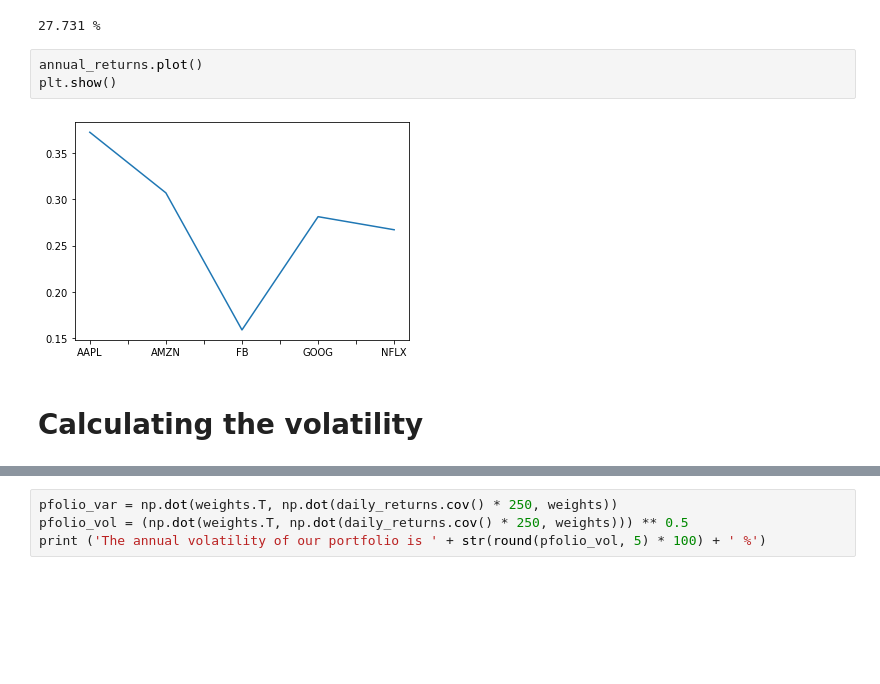
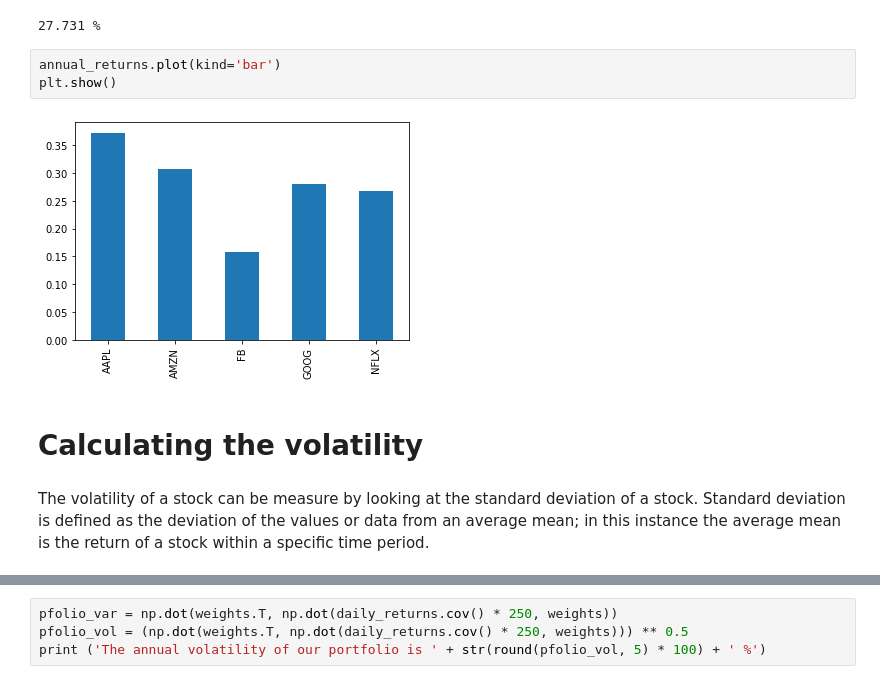
Before and after one commit to JoshuaOD/Projects, a Jupyter notebook: FAANG/Predict Stocks using Monte Carlo Simulation.ipynb, the cells around one changed output, grey strips where cells are left out. Saved outputs shown, nothing was run; the diff lists cells and outputs as text; blank space fills up the shorter version.

```diff
--- a/FAANG/Predict Stocks using Monte Carlo Simulation.ipynb
+++ b/FAANG/Predict Stocks using Monte Carlo Simulation.ipynb
@@ -172,12 +174,14 @@ print (pfolio_1)
 # %% [output]
 27.731 %
 # %%
-annual_returns.plot()
+annual_returns.plot(kind='bar')
 plt.show()
 # %% [output]
-[figure, old version]
+[figure, new version]
 # %% [markdown]
 # Calculating the volatility
+# %% [markdown]
+The volatility of a stock can be measure by looking at the standard deviation of a stock. Standard deviation is defined as the deviation of the values or data from an average mean; in this instance the average mean is the return of a stock within a specific time period.
 # %%
 daily_returns
 # %% [output]
```
Also changed, not shown: parts of 20 cells of this notebook.
